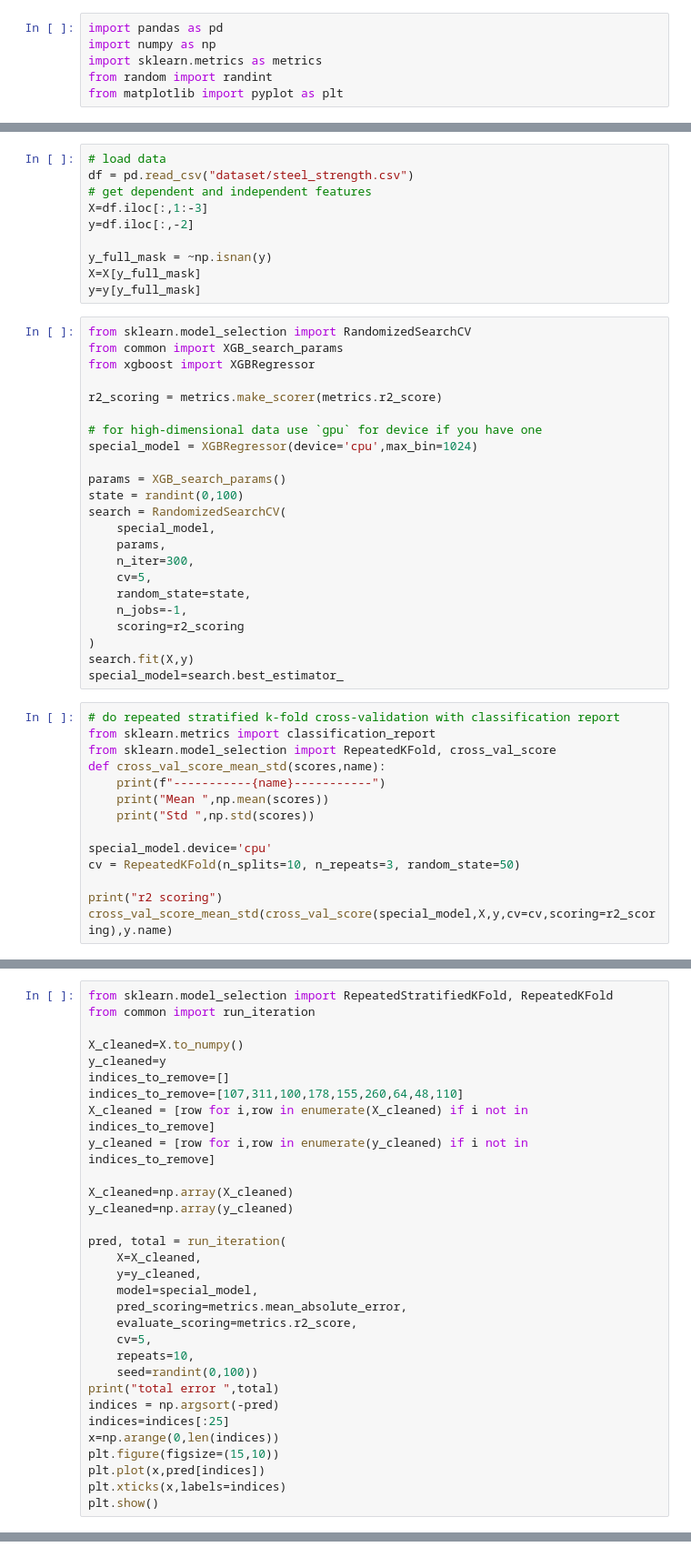
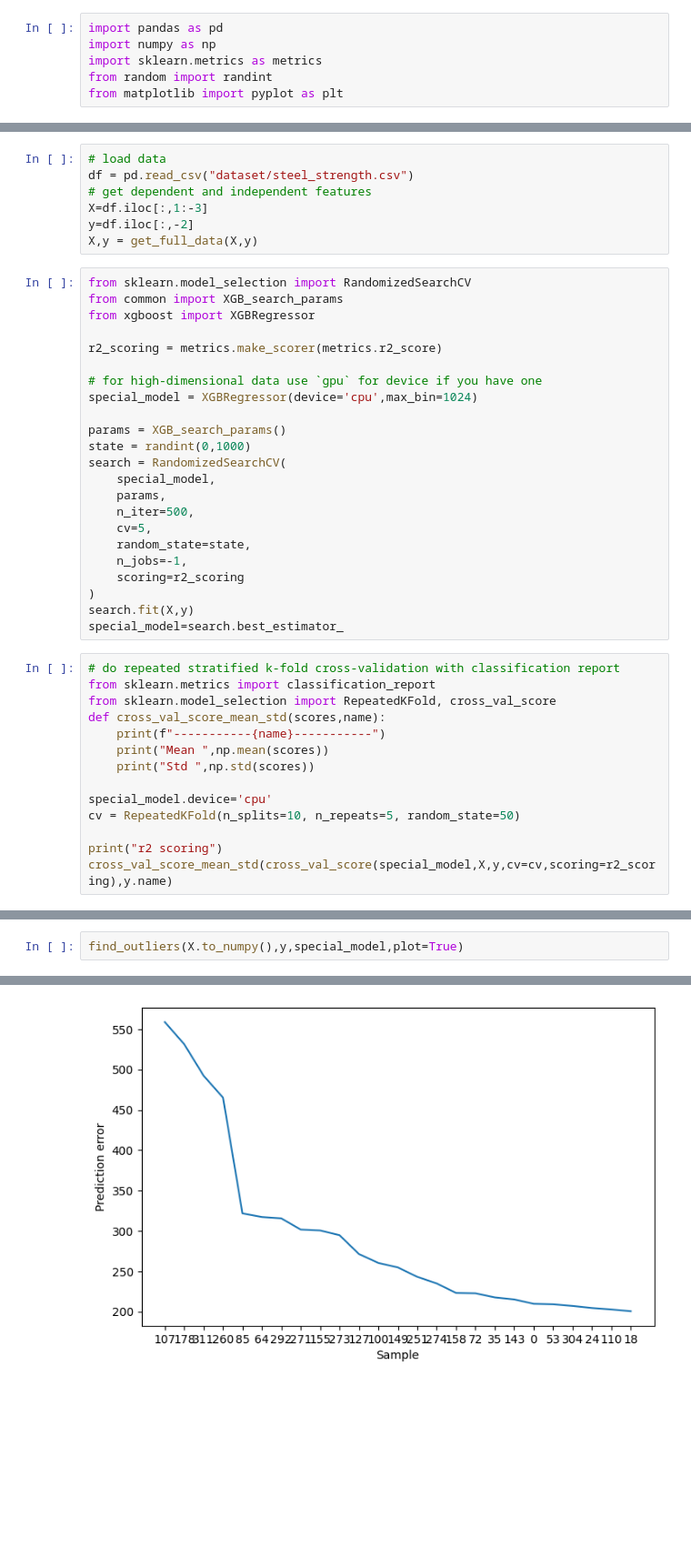
Before and after one commit to Kemsekov/python-outliers-detector, a Jupyter notebook: outlier_regression.ipynb, the cells around one changed output, grey strips where cells are left out. Shown at 91% size. Drawn from its saved outputs; the diff is of its cells as text; blank space fills up the shorter version.

```diff
--- a/outlier_regression.ipynb
+++ b/outlier_regression.ipynb
@@ -10,10 +16,7 @@ df = pd.read_csv("dataset/steel_strength.csv")
 # get dependent and independent features
 X=df.iloc[:,1:-3]
 y=df.iloc[:,-2]
-
-y_full_mask = ~np.isnan(y)
-X=X[y_full_mask]
-y=y[y_full_mask]
+X,y = get_full_data(X,y)
 # %%
 from sklearn.model_selection import RandomizedSearchCV
 from common import XGB_search_params
@@ -25,11 +28,11 @@ r2_scoring = metrics.make_scorer(metrics.r2_score)
 special_model = XGBRegressor(device='cpu',max_bin=1024)
 
 params = XGB_search_params()
-state = randint(0,100)
+state = randint(0,1000)
 search = RandomizedSearchCV(
     special_model,
     params,
-    n_iter=300,
+    n_iter=500,
     cv=5,
     random_state=state,
     n_jobs=-1,
@@ -47,7 +50,7 @@ def cross_val_score_mean_std(scores,name):
     print("Std ",np.std(scores))
 
 special_model.device='cpu'
-cv = RepeatedKFold(n_splits=10, n_repeats=3, random_state=50)
+cv = RepeatedKFold(n_splits=10, n_repeats=5, random_state=50)
 
 print("r2 scoring")
 cross_val_score_mean_std(cross_val_score(special_model,X,y,cv=cv,scoring=r2_scoring),y.name)
@@ -59,31 +61,0 @@ Std  0.06990743585637273
-# %%
-from sklearn.model_selection import RepeatedStratifiedKFold, RepeatedKFold
-from common import run_iteration
-
-X_cleaned=X.to_numpy()
-y_cleaned=y
-indices_to_remove=[]
-indices_to_remove=[107,311,100,178,155,260,64,48,110]
-X_cleaned = [row for i,row in enumerate(X_cleaned) if i not in indices_to_remove]
-y_cleaned = [row for i,row in enumerate(y_cleaned) if i not in indices_to_remove]
-
-X_cleaned=np.array(X_cleaned)
-y_cleaned=np.array(y_cleaned)
-
-pred, total = run_iteration(
-    X=X_cleaned,
-    y=y_cleaned,
-    model=special_model,
-    pred_scoring=metrics.mean_absolute_error,
-    evaluate_scoring=metrics.r2_score,
-    cv=5,
-    repeats=10,
-    seed=randint(0,100))
-print("total error ",total)
-indices = np.argsort(-pred)
-indices=indices[:25]
-x=np.arange(0,len(indices))
-plt.figure(figsize=(15,10))
-plt.plot(x,pred[indices])
-plt.xticks(x,labels=indices)
-plt.show()
@@ -92,0 +153,3 @@ total error  0.8834043467236414
+# %%
+find_outliers(X.to_numpy(),y,special_model,plot=True)
+# %% [output]
@@ -92,0 +157 @@ total error  0.8834043467236414
+[figure, added]
```
Also changed, not shown: parts of 6 cells of this notebook, 1 other file.
